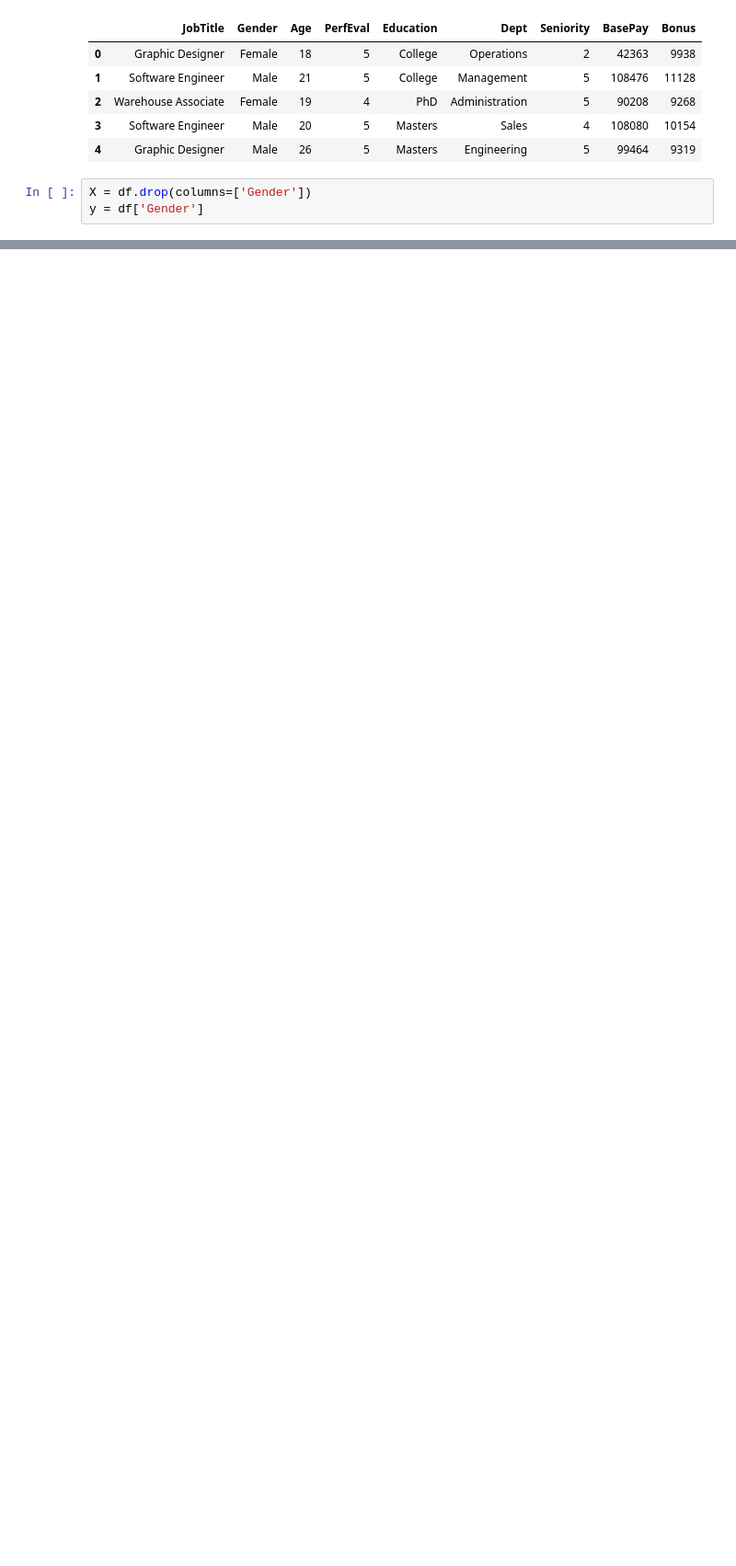
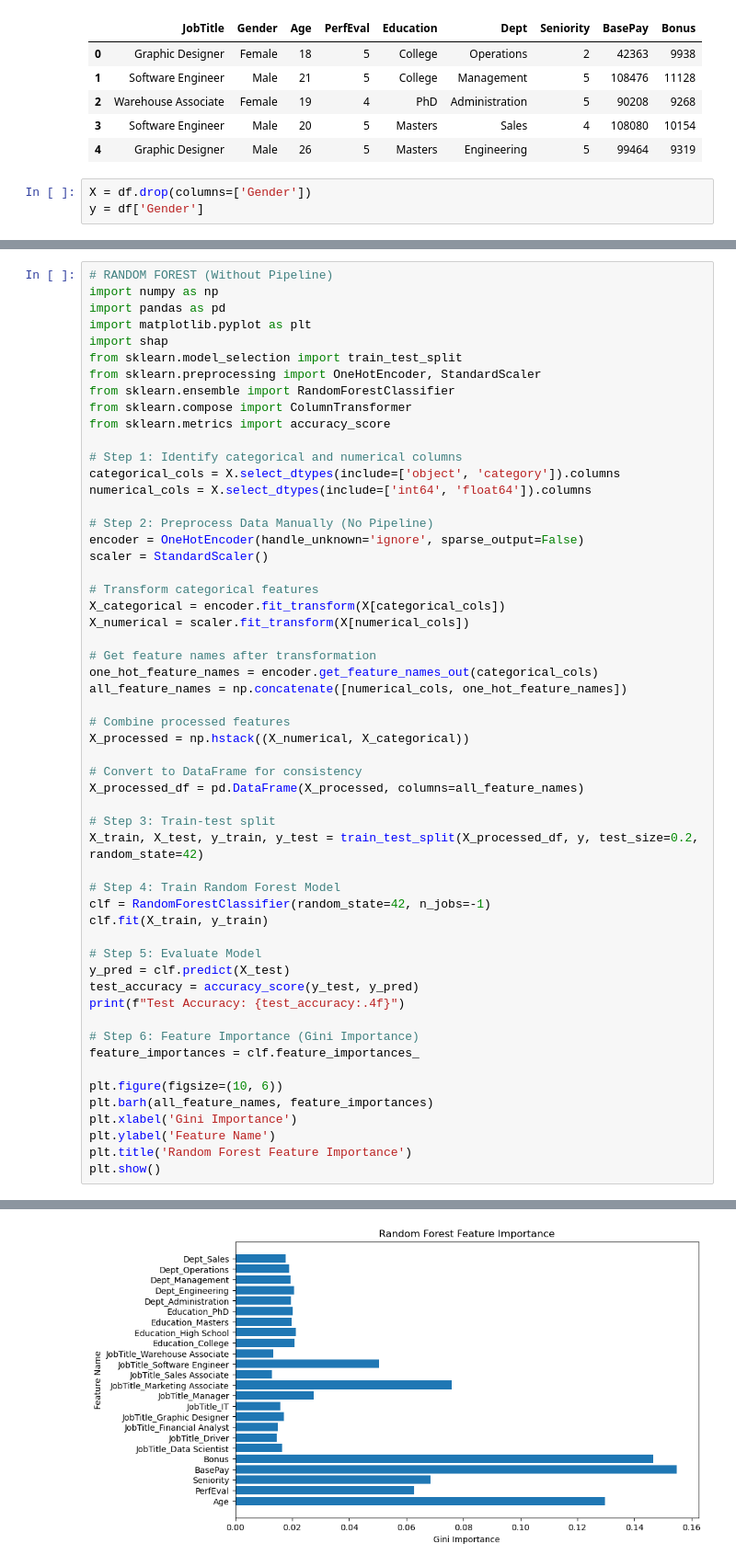
Before and after one commit to Fuminides/ex-fuzzy, a Jupyter notebook: Demos/pay_gap.ipynb, the cells around one changed output, grey strips where cells are left out. Shown at 92% size. Cells and saved outputs as stored; diff of their text form; blank space fills up the shorter version.

```diff
--- a/Demos/pay_gap.ipynb
+++ b/Demos/pay_gap.ipynb
@@ -103,0 +190,56 @@ IF JobTitle IS Software Engineer AND Age IS Medium WITH DS 0.017951659612385828,
+# %%
+# RANDOM FOREST (Without Pipeline)
+import numpy as np
+import pandas as pd
+import matplotlib.pyplot as plt
+import shap
+from sklearn.model_selection import train_test_split
+from sklearn.preprocessing import OneHotEncoder, StandardScaler
+from sklearn.ensemble import RandomForestClassifier
+from sklearn.compose import ColumnTransformer
+from sklearn.metrics import accuracy_score
+
+# Step 1: Identify categorical and numerical columns
+categorical_cols = X.select_dtypes(include=['object', 'category']).columns
+numerical_cols = X.select_dtypes(include=['int64', 'float64']).columns
+
+# Step 2: Preprocess Data Manually (No Pipeline)
+encoder = OneHotEncoder(handle_unknown='ignore', sparse_output=False)
+scaler = StandardScaler()
+
+# Transform categorical features
+X_categorical = encoder.fit_transform(X[categorical_cols])
+X_numerical = scaler.fit_transform(X[numerical_cols])
+
+# Get feature names after transformation
+one_hot_feature_names = encoder.get_feature_names_out(categorical_cols)
+all_feature_names = np.concatenate([numerical_cols, one_hot_feature_names])
+
+# Combine processed features
+X_processed = np.hstack((X_numerical, X_categorical))
+
+# Convert to DataFrame for consistency
+X_processed_df = pd.DataFrame(X_processed, columns=all_feature_names)
+
+# Step 3: Train-test split
+X_train, X_test, y_train, y_test = train_test_split(X_processed_df, y, test_size=0.2, random_state=42)
+
+# Step 4: Train Random Forest Model
+clf = RandomForestClassifier(random_state=42, n_jobs=-1)
+clf.fit(X_train, y_train)
+
+# Step 5: Evaluate Model
+y_pred = clf.predict(X_test)
+test_accuracy = accuracy_score(y_test, y_pred)
+print(f"Test Accuracy: {test_accuracy:.4f}")
+
+# Step 6: Feature Importance (Gini Importance)
+feature_importances = clf.feature_importances_
+
+plt.figure(figsize=(10, 6))
+plt.barh(all_feature_names, feature_importances)
+plt.xlabel('Gini Importance')
+plt.ylabel('Feature Name')
+plt.title('Random Forest Feature Importance')
+plt.show()
+# %% [output]
@@ -103,0 +247 @@ IF JobTitle IS Software Engineer AND Age IS Medium WITH DS 0.017951659612385828,
+[figure, added]
```
Also changed, not shown: parts of 12 cells of this notebook, 11 other files.
